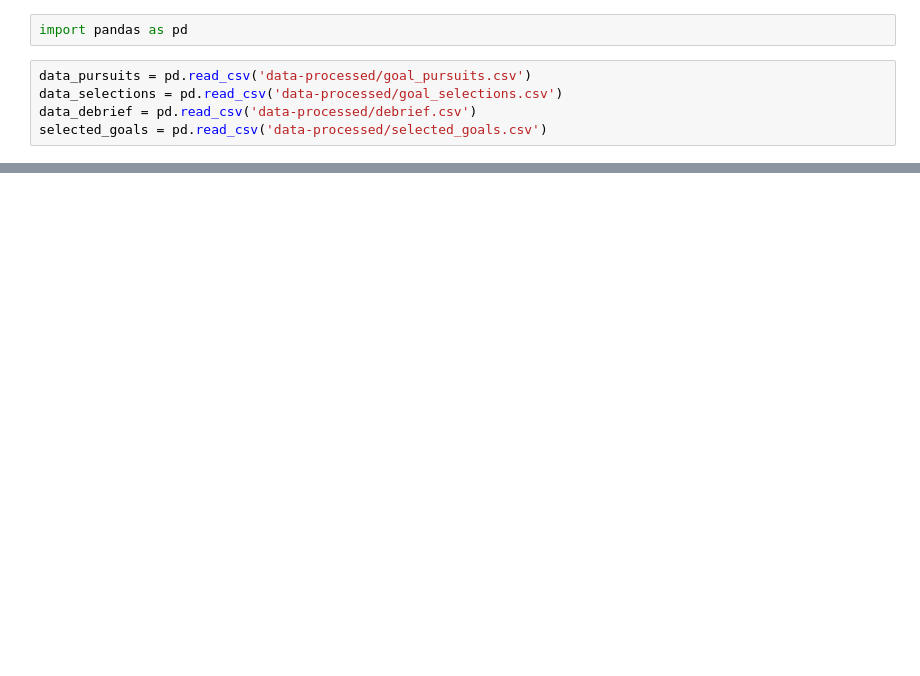
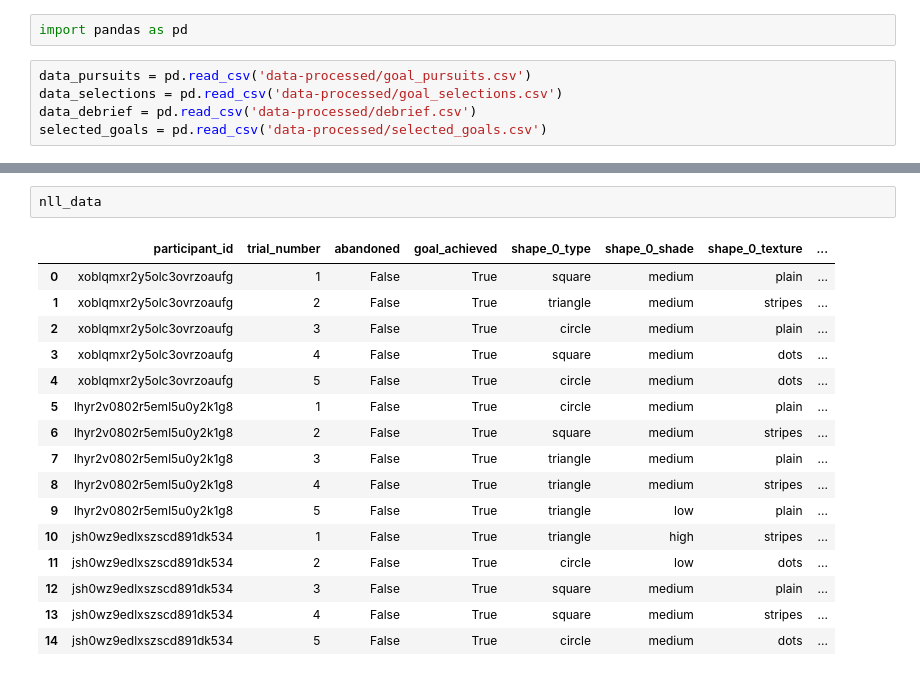
Before and after one commit to zhaobn/goals, a Jupyter notebook: analysis/shapeworld_p1.ipynb, the cells around one changed output, grey strips where cells are left out. Saved outputs shown, nothing was run; the diff lists cells and outputs as text; blank space fills up the shorter version.

```diff
--- a/analysis/shapeworld_p1.ipynb
+++ b/analysis/shapeworld_p1.ipynb
@@ -46,0 +155,19 @@ selected_goals
+# %%
+nll_data
+# %% [output]
+|  | participant_id | trial_number | abandoned | goal_achieved | shape_0_type | shape_0_shade | shape_0_texture | ... |
+| 0 | xoblqmxr2y5olc3ovrzoaufg | 1 | False | True | square | medium | plain | ... |
+| 1 | xoblqmxr2y5olc3ovrzoaufg | 2 | False | True | triangle | medium | stripes | ... |
+| 2 | xoblqmxr2y5olc3ovrzoaufg | 3 | False | True | circle | medium | plain | ... |
+| 3 | xoblqmxr2y5olc3ovrzoaufg | 4 | False | True | square | medium | dots | ... |
+| 4 | xoblqmxr2y5olc3ovrzoaufg | 5 | False | True | circle | medium | dots | ... |
+| 5 | lhyr2v0802r5eml5u0y2k1g8 | 1 | False | True | circle | medium | plain | ... |
+| 6 | lhyr2v0802r5eml5u0y2k1g8 | 2 | False | True | square | medium | stripes | ... |
+| 7 | lhyr2v0802r5eml5u0y2k1g8 | 3 | False | True | triangle | medium | plain | ... |
+| 8 | lhyr2v0802r5eml5u0y2k1g8 | 4 | False | True | triangle | medium | stripes | ... |
+| 9 | lhyr2v0802r5eml5u0y2k1g8 | 5 | False | True | triangle | low | plain | ... |
+| 10 | jsh0wz9edlxszscd891dk534 | 1 | False | True | triangle | high | stripes | ... |
+| 11 | jsh0wz9edlxszscd891dk534 | 2 | False | True | circle | low | dots | ... |
+| 12 | jsh0wz9edlxszscd891dk534 | 3 | False | True | square | medium | plain | ... |
+| 13 | jsh0wz9edlxszscd891dk534 | 4 | False | True | square | medium | stripes | ... |
+| 14 | jsh0wz9edlxszscd891dk534 | 5 | False | True | circle | medium | dots | ... |
```
Also changed, not shown: parts of 4 cells of this notebook.
